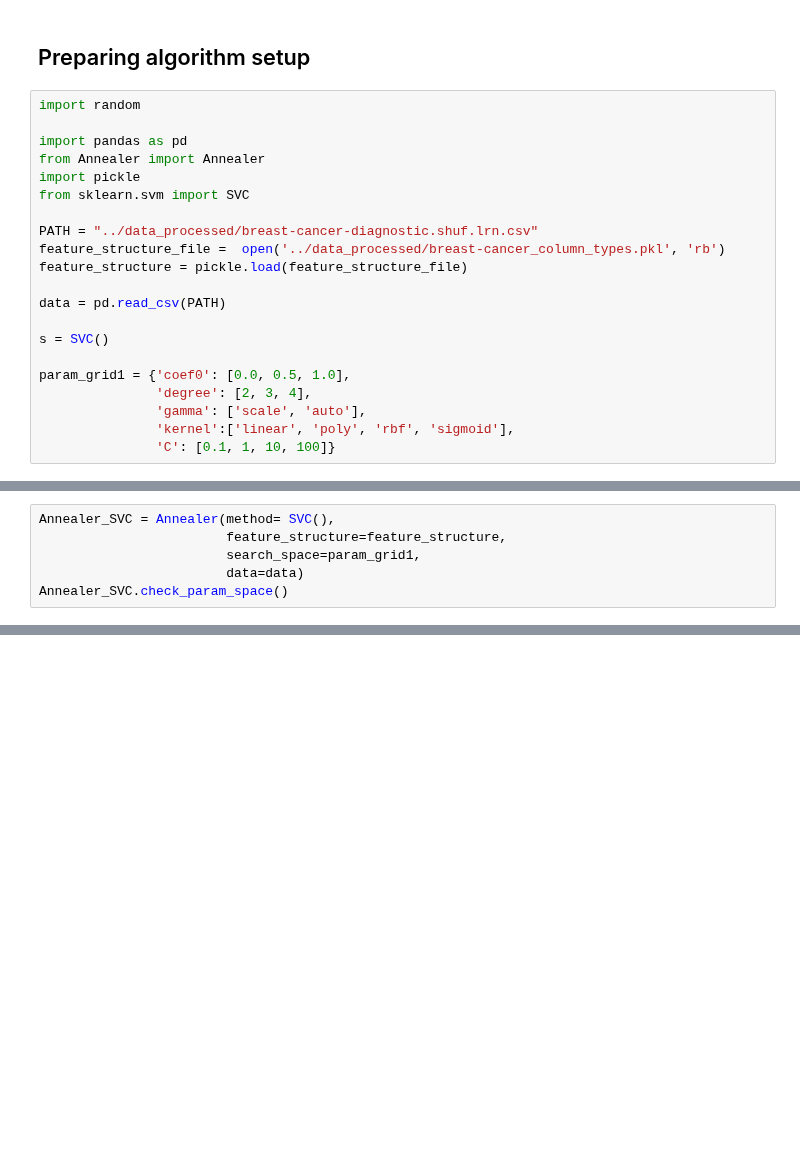
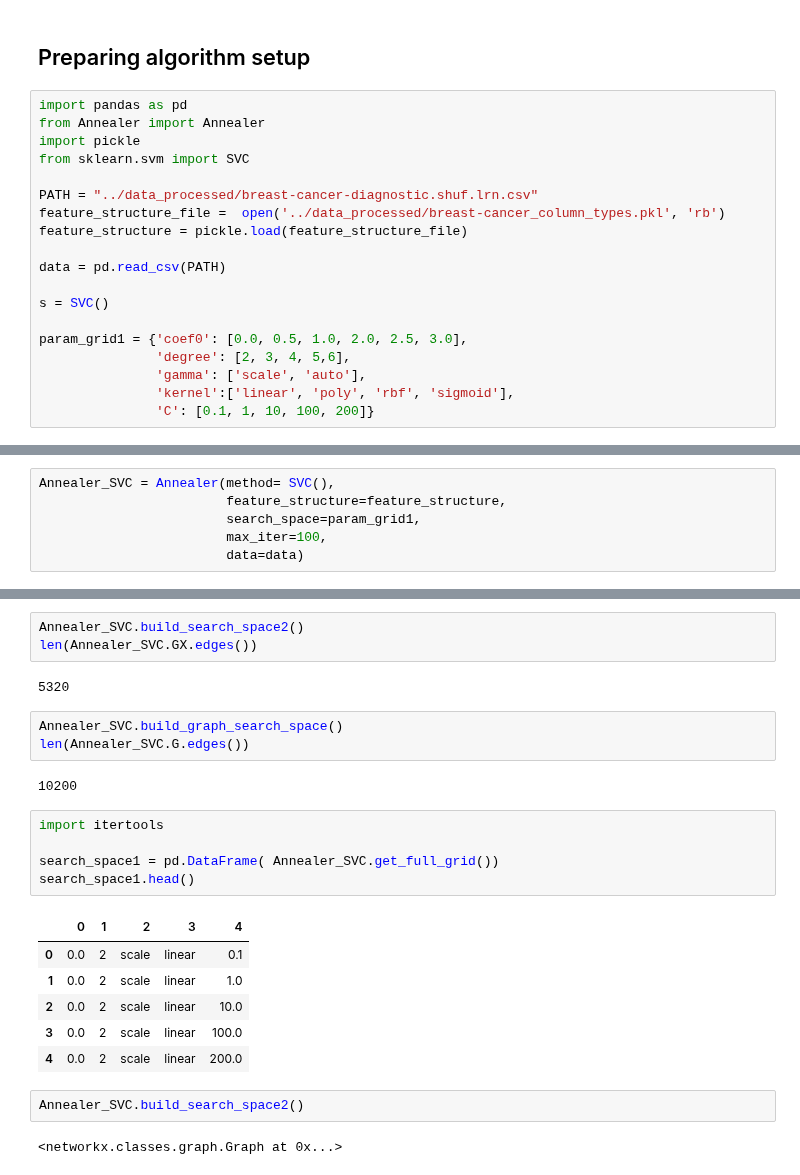
Before and after one commit to RabDou44/MachineLearning2024W, a Jupyter notebook: ass3/testing.ipynb, the cells around one changed output, grey strips where cells are left out. Saved outputs shown, nothing was run; the diff lists cells and outputs as text; blank space fills up the shorter version.

Commit message:
Annealing + new search space building

```diff
--- a/ass3/testing.ipynb
+++ b/ass3/testing.ipynb
@@ -1,8 +1,6 @@
 # %% [markdown]
 ## Preparing algorithm setup
 # %%
-import random
-
 import pandas as pd
 from Annealer import Annealer
 import pickle
@@ -16,8 +14,8 @@ data = pd.read_csv(PATH)
 
 s = SVC()
 
-param_grid1 = {'coef0': [0.0, 0.5, 1.0],
-               'degree': [2, 3, 4],
+param_grid1 = {'coef0': [0.0, 0.5, 1.0, 2.0, 2.5, 3.0],
+               'degree': [2, 3, 4, 5,6],
                'gamma': ['scale', 'auto'],
                'kernel':['linear', 'poly', 'rbf', 'sigmoid'],
-               'C': [0.1, 1, 10, 100]}
+               'C': [0.1, 1, 10, 100, 200]}
@@ -29,5 +23,5 @@ True
 Annealer_SVC = Annealer(method= SVC(),
                         feature_structure=feature_structure,
                         search_space=param_grid1,
+                        max_iter=100,
                         data=data)
-Annealer_SVC.check_param_space()
@@ -65,0 +79,26 @@ Annealer_SVC.hill_climbing()
+# %%
+Annealer_SVC.build_search_space2()
+len(Annealer_SVC.GX.edges())
+# %% [output]
+5320
+# %%
+Annealer_SVC.build_graph_search_space()
+len(Annealer_SVC.G.edges())
+# %% [output]
+10200
+# %%
+import itertools
+
+search_space1 = pd.DataFrame( Annealer_SVC.get_full_grid())
+search_space1.head()
+# %% [output]
+|  | 0 | 1 | 2 | 3 | 4 |
+| 0 | 0.0 | 2 | scale | linear | 0.1 |
+| 1 | 0.0 | 2 | scale | linear | 1.0 |
+| 2 | 0.0 | 2 | scale | linear | 10.0 |
+| 3 | 0.0 | 2 | scale | linear | 100.0 |
+| 4 | 0.0 | 2 | scale | linear | 200.0 |
+# %%
+Annealer_SVC.build_search_space2()
+# %% [output]
+<networkx.classes.graph.Graph at 0x...>
```
Also changed, not shown: parts of 10 cells of this notebook, 1 other file.
